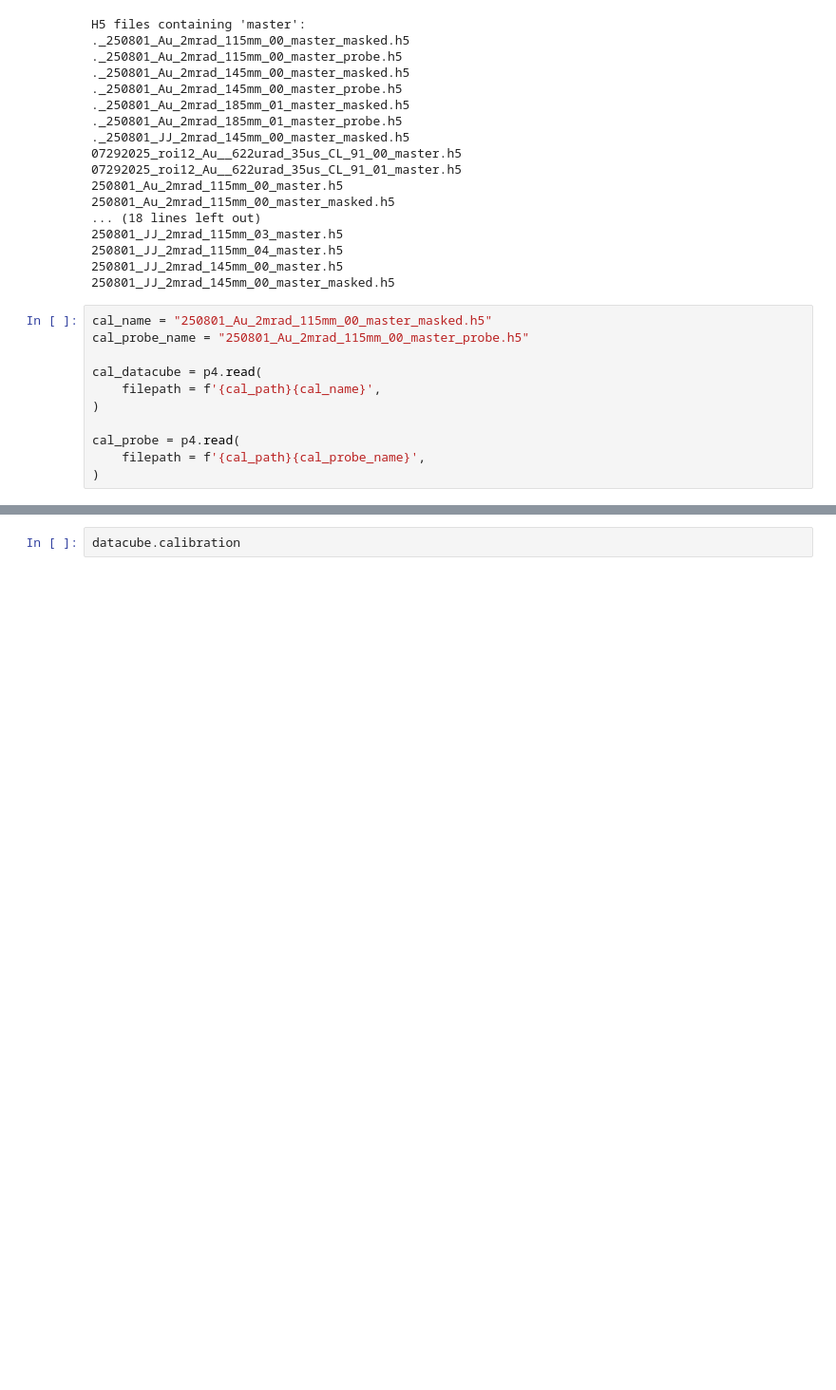
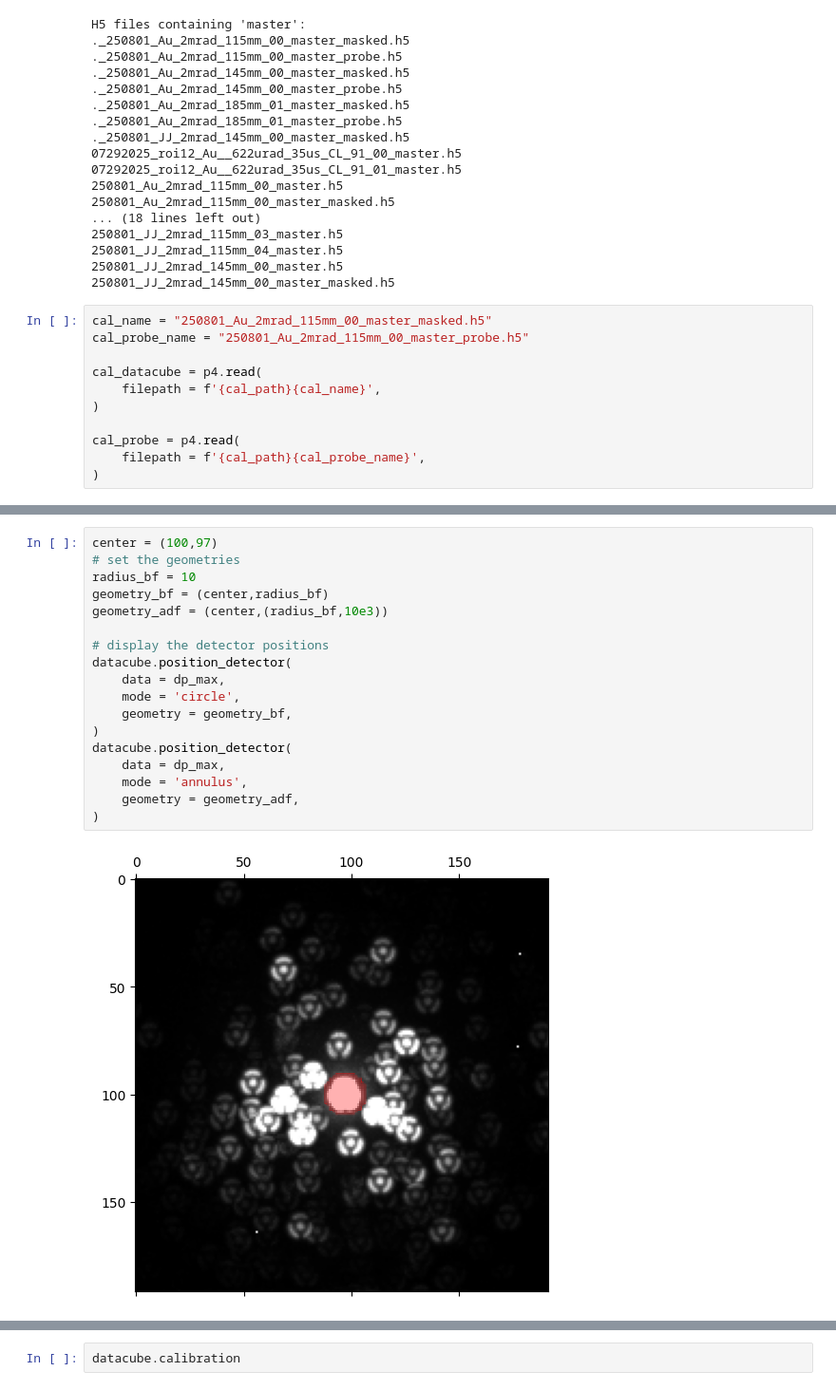
Before and after one commit to Wendywanw/py4DSTEM_tutorials, a Jupyter notebook: notebooks/orientation mapping/01Calibration.ipynb, the cells around one changed output, grey strips where cells are left out. Shown at 95% size. Drawn from its saved outputs; the diff is of its cells as text; blank space fills up the shorter version.

```diff
--- a/notebooks/orientation mapping/01Calibration.ipynb
+++ b/notebooks/orientation mapping/01Calibration.ipynb
@@ -95,0 +108,20 @@ cal_probe = p4.read(
+# %%
+center = (100,97)
+# set the geometries
+radius_bf = 10
+geometry_bf = (center,radius_bf)
+geometry_adf = (center,(radius_bf,10e3))
+
+# display the detector positions
+datacube.position_detector(
+    data = dp_max,
+    mode = 'circle',
+    geometry = geometry_bf,
+)
+datacube.position_detector(
+    data = dp_max,
+    mode = 'annulus',
+    geometry = geometry_adf,
+)
+# %% [output]
+[figure, added]
```
Also changed, not shown: parts of 8 cells of this notebook.
